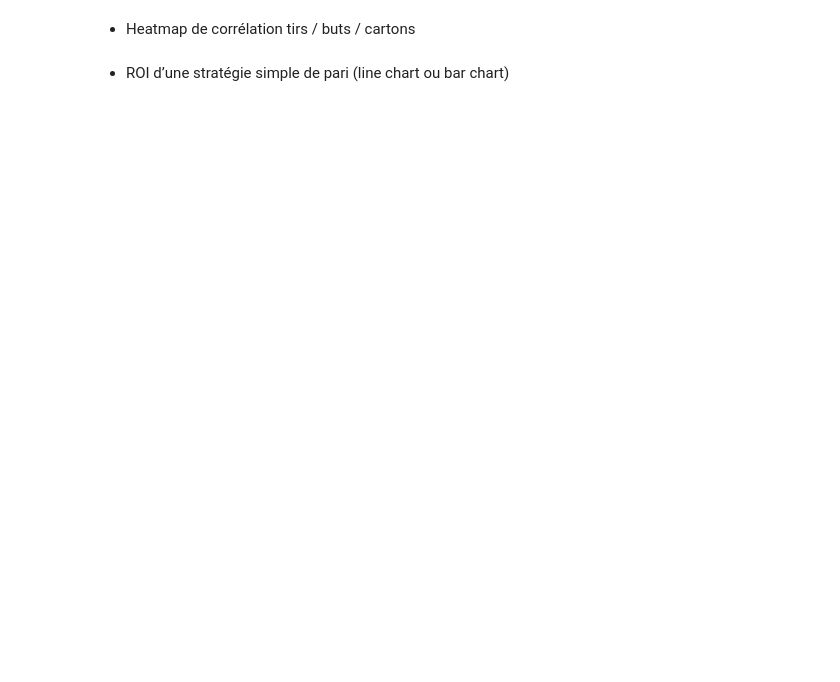
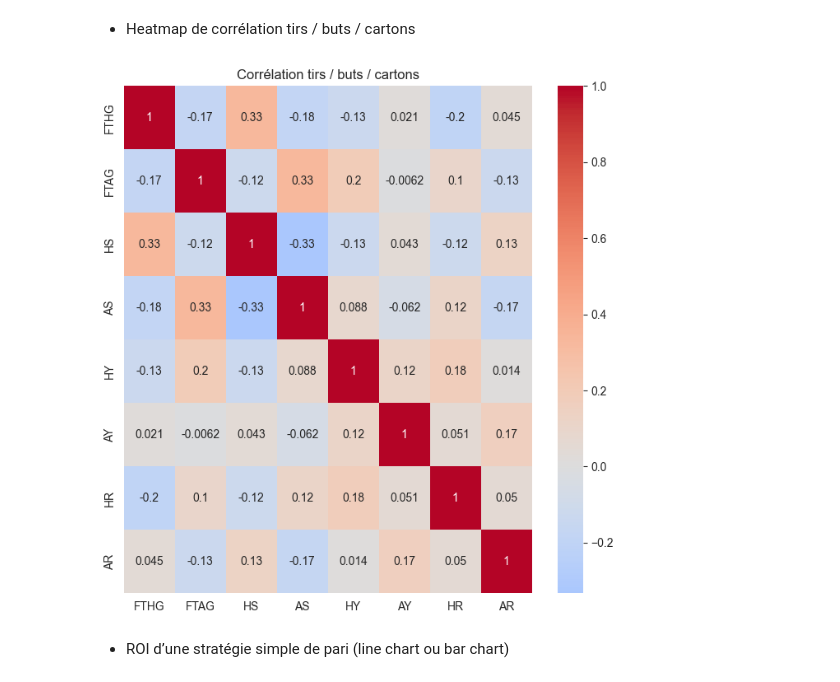
Before and after one commit to VMY7/ligue1-eda-python-24-25, a Jupyter notebook: ligue1-eda-python-24-25.ipynb, the cells around one changed output. Drawn from its saved outputs; the diff is of its cells as text; code cells hidden in the pictures; blank space fills up the shorter version.

```diff
--- a/ligue1-eda-python-24-25.ipynb
+++ b/ligue1-eda-python-24-25.ipynb
@@ -1005,4 +1056,19 @@ df["Over25"] = np.where(df["TotalGoals"] > 2.5, 1, 0)
 # %% [markdown]
 - Heatmap de corrélation tirs / buts / cartons
+# %%
+# Sélectionner les colonnes pertinentes
+# (par exemple : "FTHG", "FTAG", "HS", "AS", "HY", "AY", "HR", "AR")
+df_corr = df[["FTHG", "FTAG", "HS", "AS", "HY", "AY", "HR", "AR"]]
+
+# Calculer la matrice de corrélation
+corr_matrix = df_corr.corr()
+
+# Afficher la heatmap
+plt.figure(figsize=(8, 8))
+sns.heatmap(corr_matrix, annot=True, cmap="coolwarm", center=0)
+plt.title("Corrélation tirs / buts / cartons")
+plt.show()
+# %% [output]
+[figure, added]
 # %% [markdown]
 - ROI d’une stratégie simple de pari (line chart ou bar chart)
```
Also changed, not shown: parts of 7 cells of this notebook.
